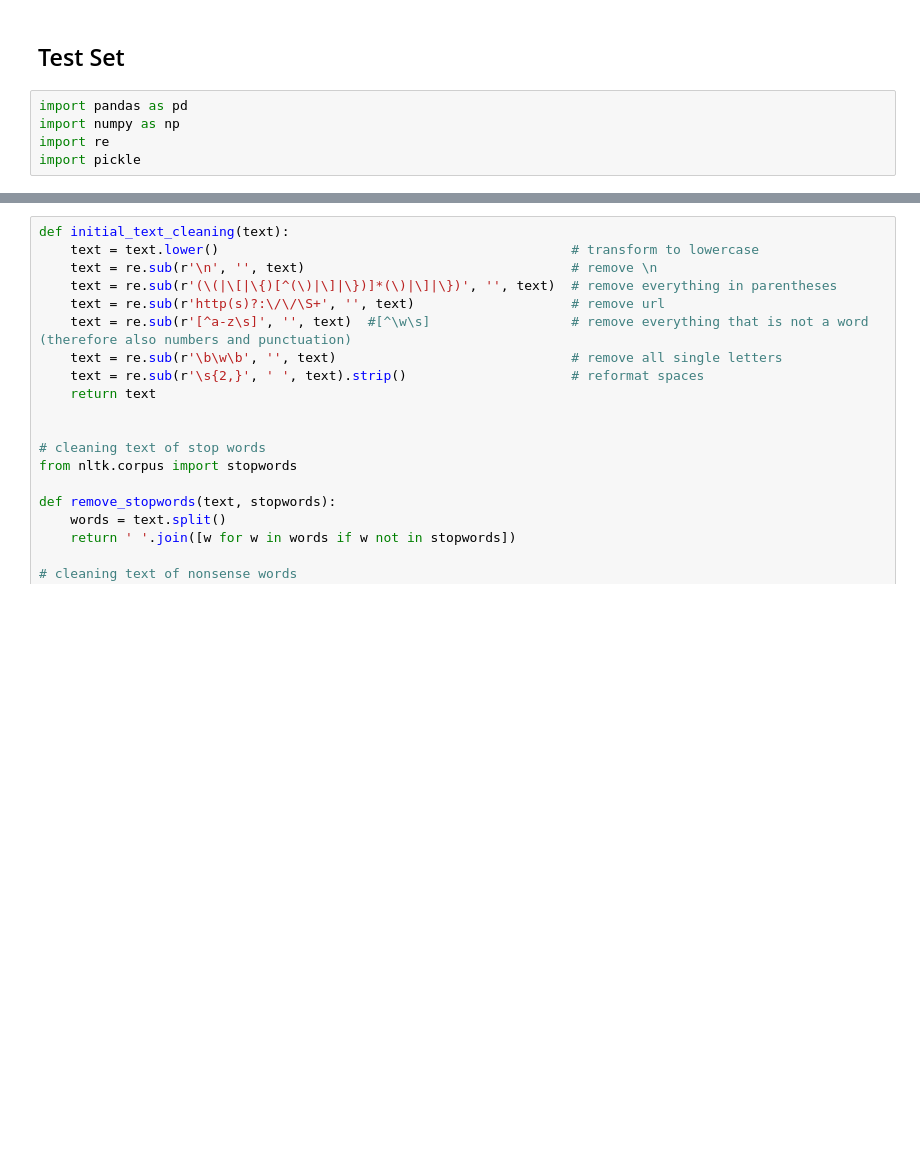
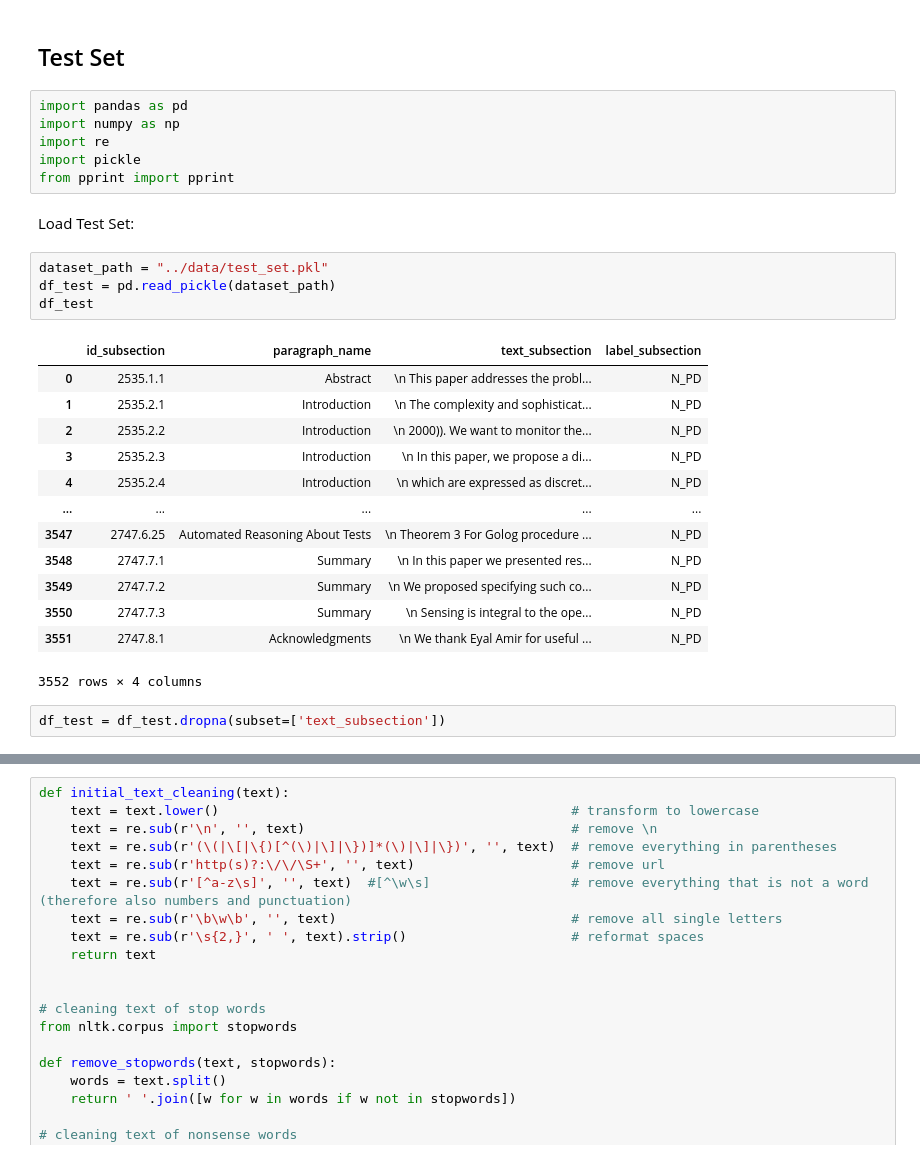
Before and after one commit to maurorondina/tesi, a Jupyter notebook: prediction_pd/AI_5-testSet.ipynb, the cells around one changed output, grey strips where cells are left out. Cells and saved outputs as stored; diff of their text form; blank space fills up the shorter version.

```diff
--- a/prediction_pd/AI_5-testSet.ipynb
+++ b/prediction_pd/AI_5-testSet.ipynb
@@ -5,3 +5,26 @@ import pandas as pd
 import numpy as np
 import re
 import pickle
+from pprint import pprint
+# %% [markdown]
+Load Test Set:
+# %%
+dataset_path = "../data/test_set.pkl"
+df_test = pd.read_pickle(dataset_path)
+df_test
+# %% [output]
+|  | id_subsection | paragraph_name | text_subsection | label_subsection |
+| 0 | 2535.1.1 | Abstract | \n This paper addresses the probl... | N_PD |
+| 1 | 2535.2.1 | Introduction | \n The complexity and sophisticat... | N_PD |
+| 2 | 2535.2.2 | Introduction | \n 2000)). We want to monitor the... | N_PD |
+| 3 | 2535.2.3 | Introduction | \n In this paper, we propose a di... | N_PD |
+| 4 | 2535.2.4 | Introduction | \n which are expressed as discret... | N_PD |
+| ... | ... | ... | ... | ... |
+| 3547 | 2747.6.25 | Automated Reasoning About Tests | \n Theorem 3 For Golog procedure ... | N_PD |
+| 3548 | 2747.7.1 | Summary | \n In this paper we presented res... | N_PD |
+| 3549 | 2747.7.2 | Summary | \n We proposed specifying such co... | N_PD |
+| 3550 | 2747.7.3 | Summary | \n Sensing is integral to the ope... | N_PD |
+| 3551 | 2747.8.1 | Acknowledgments | \n We thank Eyal Amir for useful ... | N_PD |
+3552 rows × 4 columns
+# %%
+df_test = df_test.dropna(subset=['text_subsection'])
```
Also changed, not shown: parts of 36 cells of this notebook, 18 other files.
